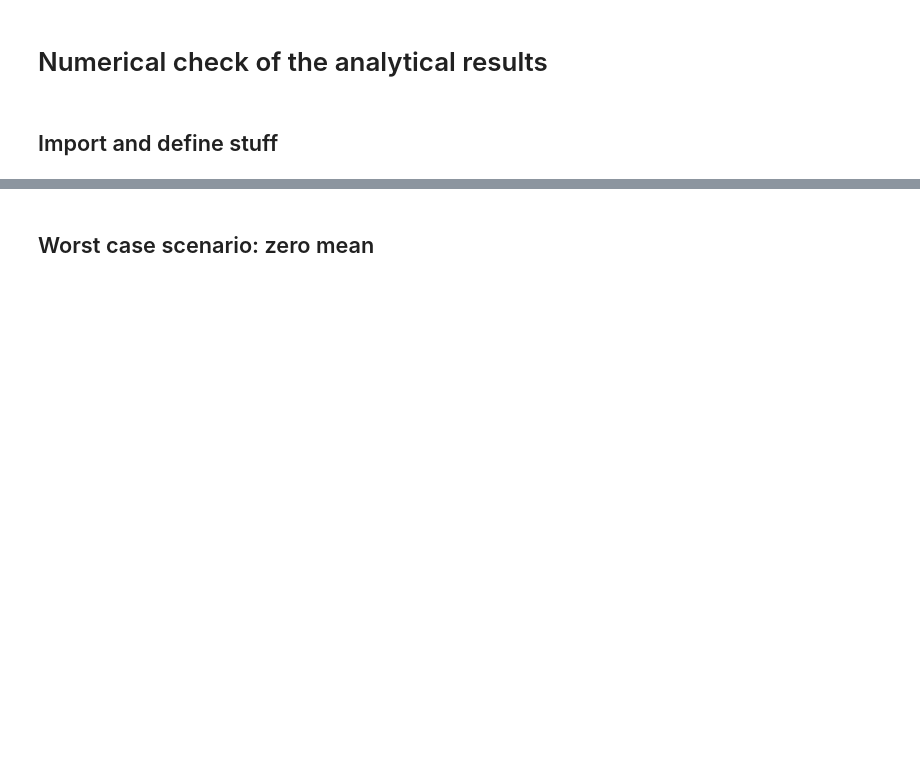
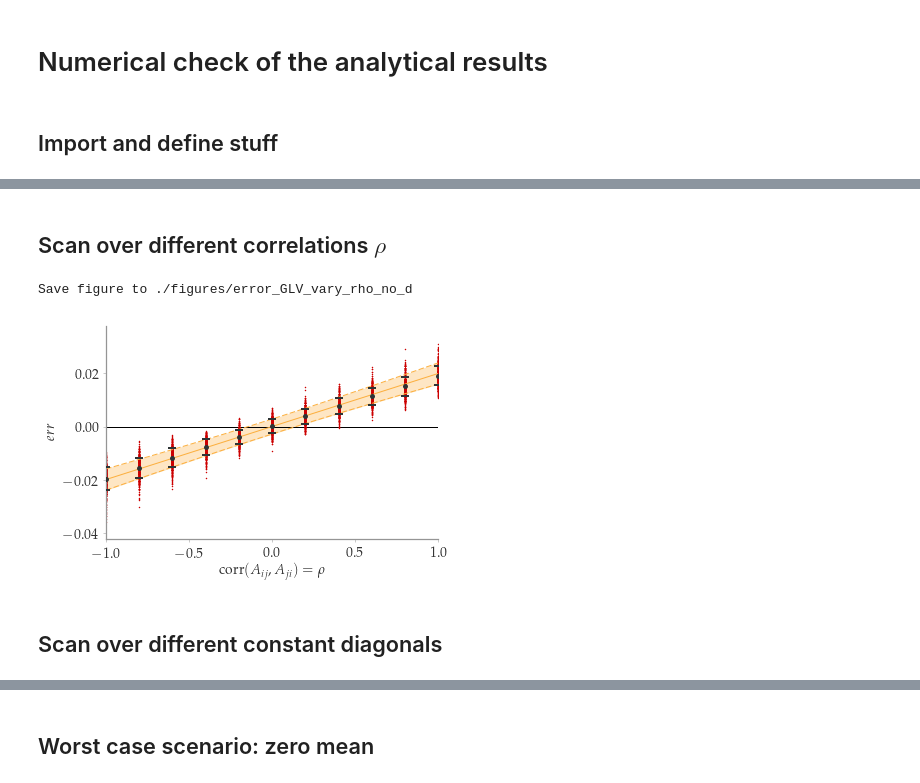
Before and after one commit to frschu/universal_resilience, a Jupyter notebook: error_GLV.ipynb, the cells around one changed output, grey strips where cells are left out. Cells and saved outputs as stored; diff of their text form; code cells hidden in the pictures; blank space fills up the shorter version.

```diff
--- a/error_GLV.ipynb
+++ b/error_GLV.ipynb
@@ -217,9 +4,0 @@ def compare_A_const_diag(n_samples, Ss, mu, sigma, rho, d_factor):
-# %%
-# Moments of distribution
-mu      = 1.
-sigma   = 1.
-rho     = 0
-d_factor    = 2
-
-# Get and plot results
-compare_A_const_diag(n_samples, Ss, mu, sigma, rho, d_factor)
@@ -446,0 +393,2 @@ where $\mu$ and $\sigma$ are the mean and variance of the underlying normal dist
+# %% [markdown]
+## Scan over different correlations $\rho$
@@ -446,0 +456,13 @@ where $\mu$ and $\sigma$ are the mean and variance of the underlying normal dist
+# %%
+# Sample errors and plot results
+res5 = compare_rho(n_samples,
+          S,
+          mu,
+          sigma,
+          rhos,
+          fig_name = "vary_rho_no_d",)
+# %% [output]
+Save figure to ./figures/error_GLV_vary_rho_no_d
+[figure, added]
+# %% [markdown]
+## Scan over different constant diagonals
```
Also changed, not shown: parts of 45 cells of this notebook, 5 other files.
